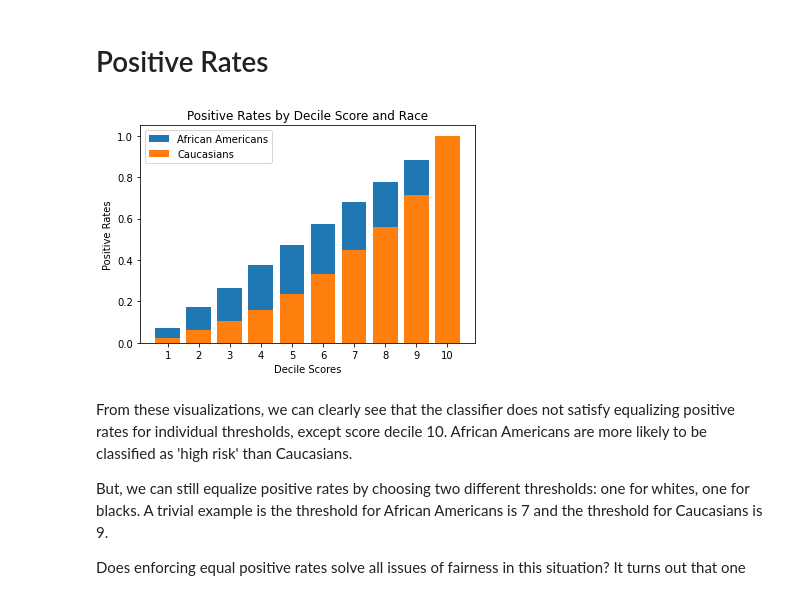
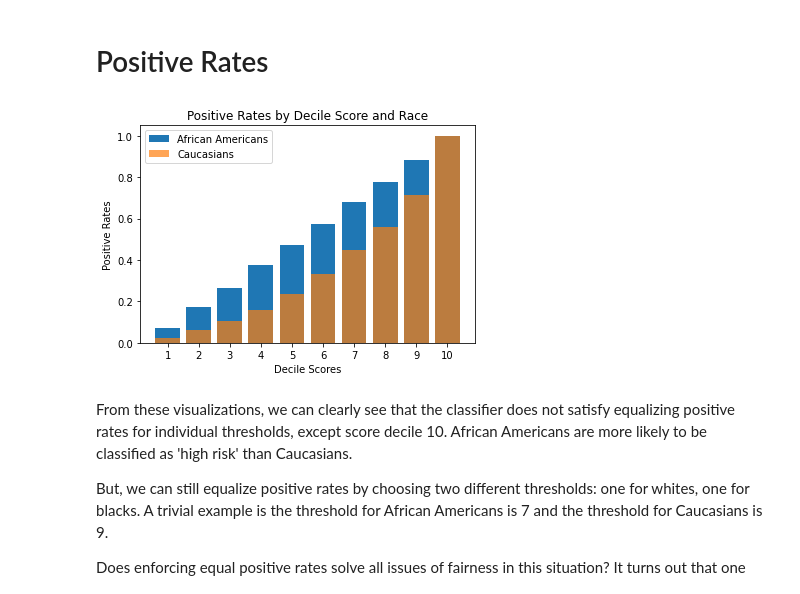
Before and after one commit to aimandrell/fairness-in-decision-making, a Jupyter notebook: COMPAS Risk Assessment.ipynb, the cells around one changed output. Cells and saved outputs as stored; diff of their text form; code cells hidden in the pictures.

```diff
--- a/COMPAS Risk Assessment.ipynb
+++ b/COMPAS Risk Assessment.ipynb
@@ -224,18 +224,18 @@ pr_caucasians = pr.tolist()[int(len(compas_stats)/2):]
 # %%
 #visualization of equalizing pr
 
 decileScores = np.arange(10)
 prAfricanAmericans = plt.bar(decileScores, pr_african_americans[::-1])
-prCaucasians = plt.bar(decileScores, pr_caucasians[::-1])
+prCaucasians = plt.bar(decileScores, pr_caucasians[::-1], alpha=.7)
 
 plt.ylabel('Positive Rates')
 plt.xlabel('Decile Scores')
 plt.title('Positive Rates by Decile Score and Race')
 plt.xticks(decileScores, ('1', '2', '3', '4', '5', '6', '7', '8', '9', '10'))
 plt.legend((prAfricanAmericans[0], prCaucasians[0]), ('African Americans', 'Caucasians'))
 plt.show()
 # %% [output]
-[figure, old version]
+[figure, new version]
 # %% [markdown]
 From these visualizations, we can clearly see that the classifier does not satisfy equalizing positive rates for individual thresholds, except score decile 10. African Americans are more likely to be classified as 'high risk' than Caucasians.
 
```
Also changed, not shown: parts of 6 cells of this notebook.
